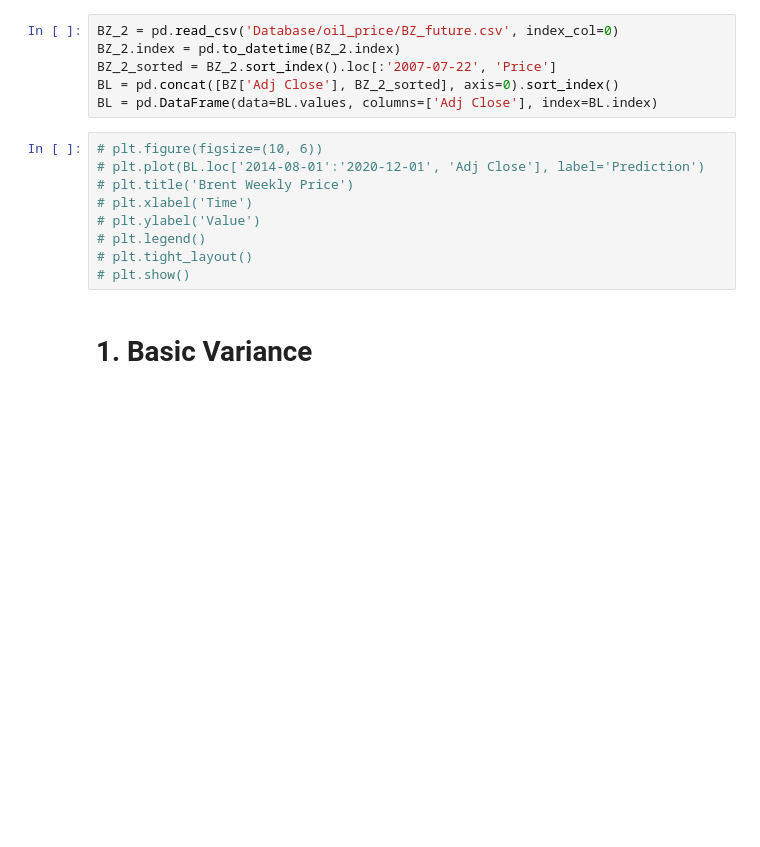
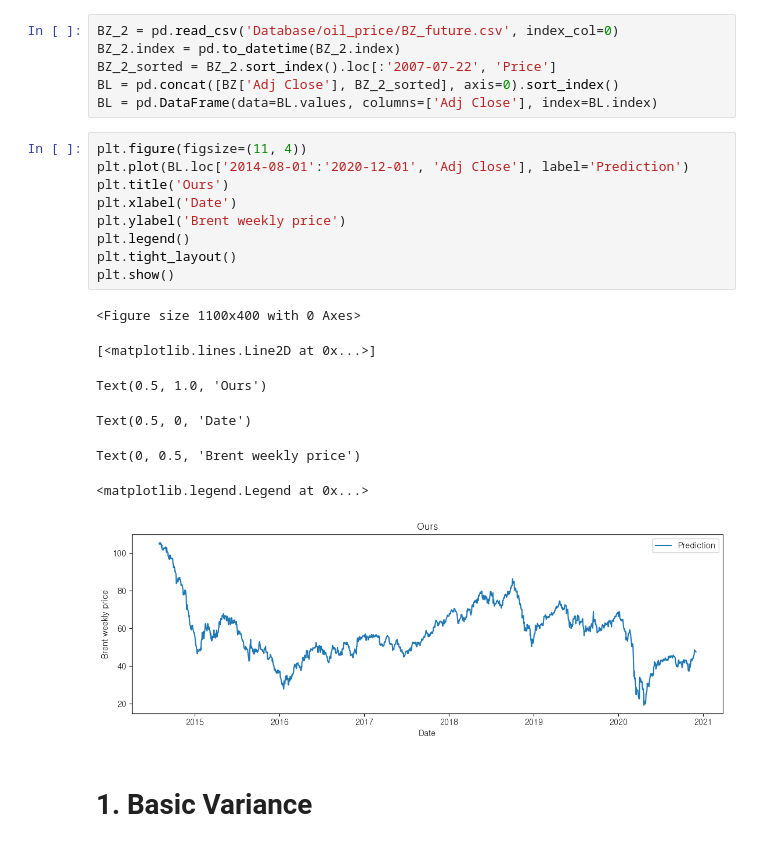
Before and after one commit to kimjuhwan1234/Volatility_Forecasting, a Jupyter notebook: preprocessing.ipynb, the cells around one changed output. Cells and saved outputs as stored; diff of their text form; blank space fills up the shorter version.

```diff
--- a/preprocessing.ipynb
+++ b/preprocessing.ipynb
@@ -54,14 +54,22 @@ BZ_2_sorted = BZ_2.sort_index().loc[:'2007-07-22', 'Price']
 BL = pd.concat([BZ['Adj Close'], BZ_2_sorted], axis=0).sort_index()
 BL = pd.DataFrame(data=BL.values, columns=['Adj Close'], index=BL.index)
 # %%
-# plt.figure(figsize=(10, 6))
-# plt.plot(BL.loc['2014-08-01':'2020-12-01', 'Adj Close'], label='Prediction')
-# plt.title('Brent Weekly Price')
-# plt.xlabel('Time')
-# plt.ylabel('Value')
-# plt.legend()
-# plt.tight_layout()
-# plt.show()
+plt.figure(figsize=(11, 4))
+plt.plot(BL.loc['2014-08-01':'2020-12-01', 'Adj Close'], label='Prediction')
+plt.title('Ours')
+plt.xlabel('Date')
+plt.ylabel('Brent weekly price')
+plt.legend()
+plt.tight_layout()
+plt.show()
+# %% [output]
+<Figure size 1100x400 with 0 Axes>
+[<matplotlib.lines.Line2D at 0x...>]
+Text(0.5, 1.0, 'Ours')
+Text(0.5, 0, 'Date')
+Text(0, 0.5, 'Brent weekly price')
+<matplotlib.legend.Legend at 0x...>
+[figure, added]
 # %% [markdown]
 # 1. Basic Variance
 # %%
```
Also changed, not shown: parts of 5 cells of this notebook, 12 other files.
